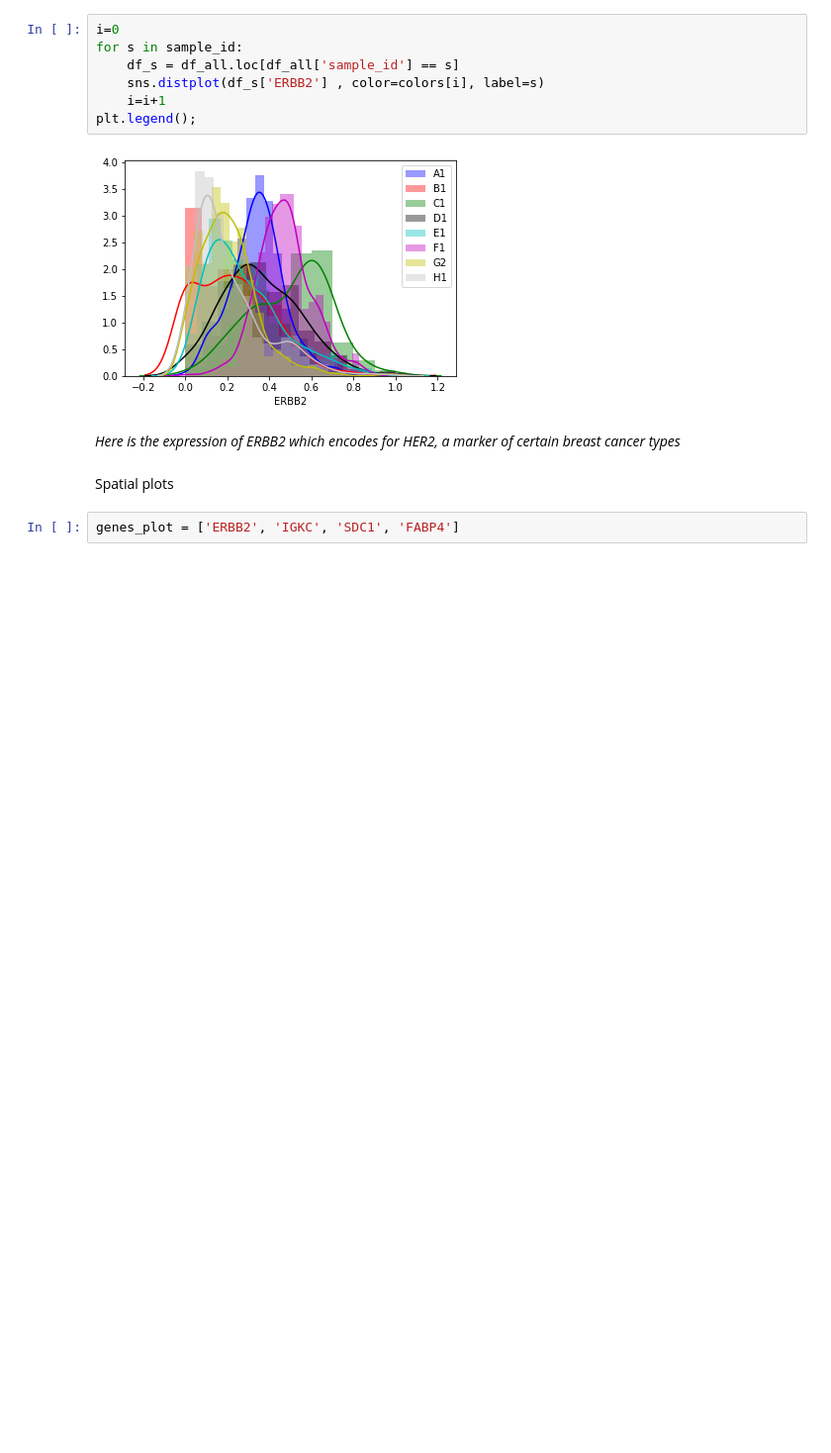
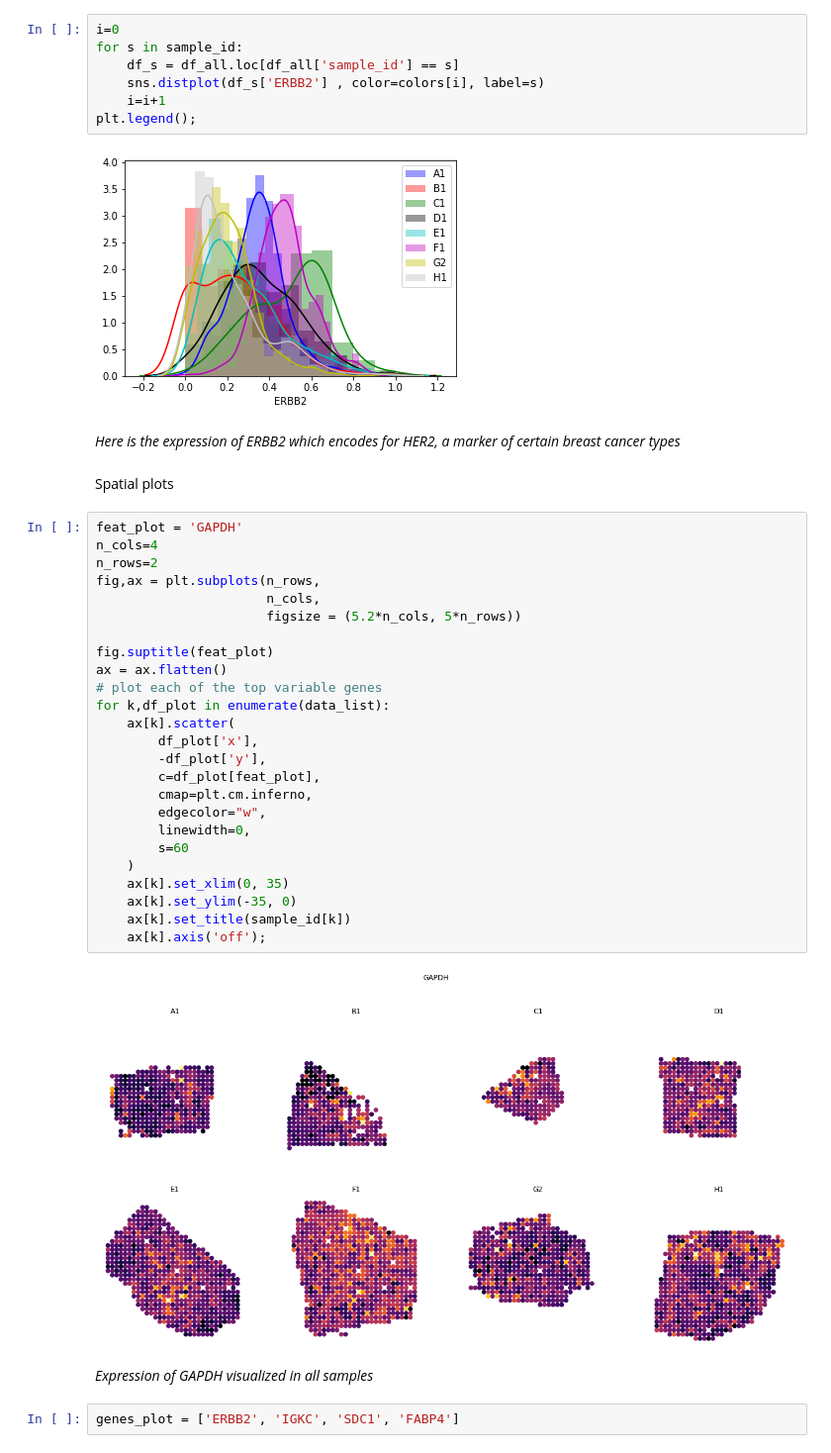
Before and after one commit to lfranzen/ml-course-project, a Jupyter notebook: scripts/prepare_data.ipynb, the cells around one changed output. Shown at 99% size. Cells and saved outputs as stored; diff of their text form; blank space fills up the shorter version.

Commit message:
Finalize data prep and save train and test data to tsv

```diff
--- a/scripts/prepare_data.ipynb
+++ b/scripts/prepare_data.ipynb
@@ -397,6 +378,35 @@ plt.legend();
 *Here  is the expression of ERBB2 which encodes for HER2, a marker of certain breast cancer types*
 # %% [markdown]
 Spatial plots
+# %%
+feat_plot = 'GAPDH'
+n_cols=4
+n_rows=2
+fig,ax = plt.subplots(n_rows,
+                      n_cols,
+                      figsize = (5.2*n_cols, 5*n_rows))
+
+fig.suptitle(feat_plot)
+ax = ax.flatten()
+# plot each of the top variable genes
+for k,df_plot in enumerate(data_list):
+    ax[k].scatter(
+        df_plot['x'],
+        -df_plot['y'],
+        c=df_plot[feat_plot],
+        cmap=plt.cm.inferno,
+        edgecolor="w",
+        linewidth=0,
+        s=60
+    )
+    ax[k].set_xlim(0, 35)
+    ax[k].set_ylim(-35, 0)
+    ax[k].set_title(sample_id[k])
+    ax[k].axis('off');
+# %% [output]
+[figure, added]
+# %% [markdown]
+*Expression of GAPDH visualized in all samples*
 # %%
 genes_plot = ['ERBB2', 'IGKC', 'SDC1', 'FABP4']
 # %%
```
Also changed, not shown: parts of 19 cells of this notebook.
